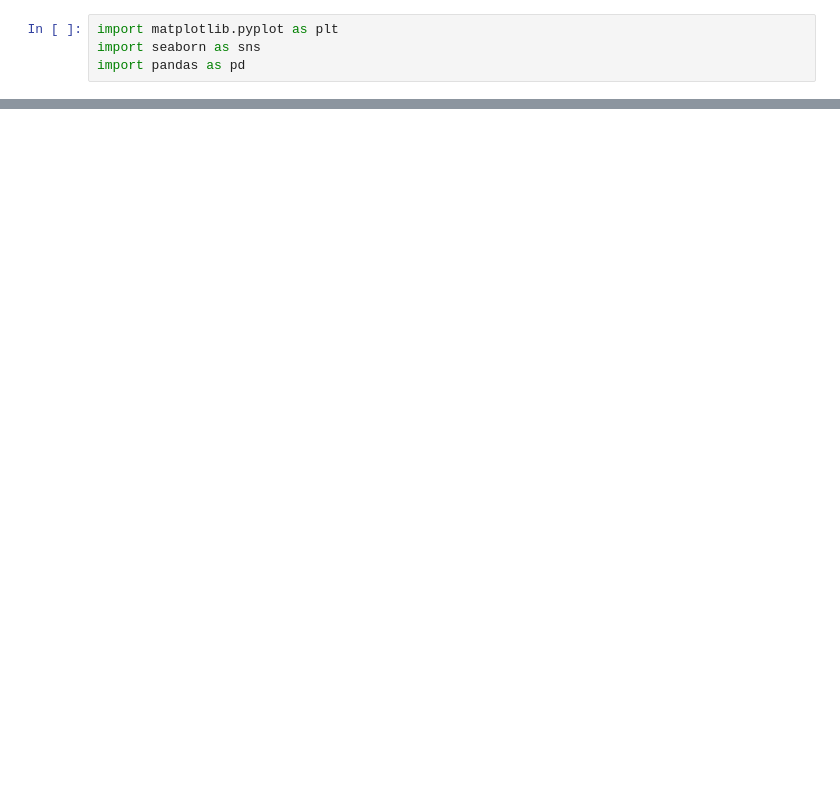
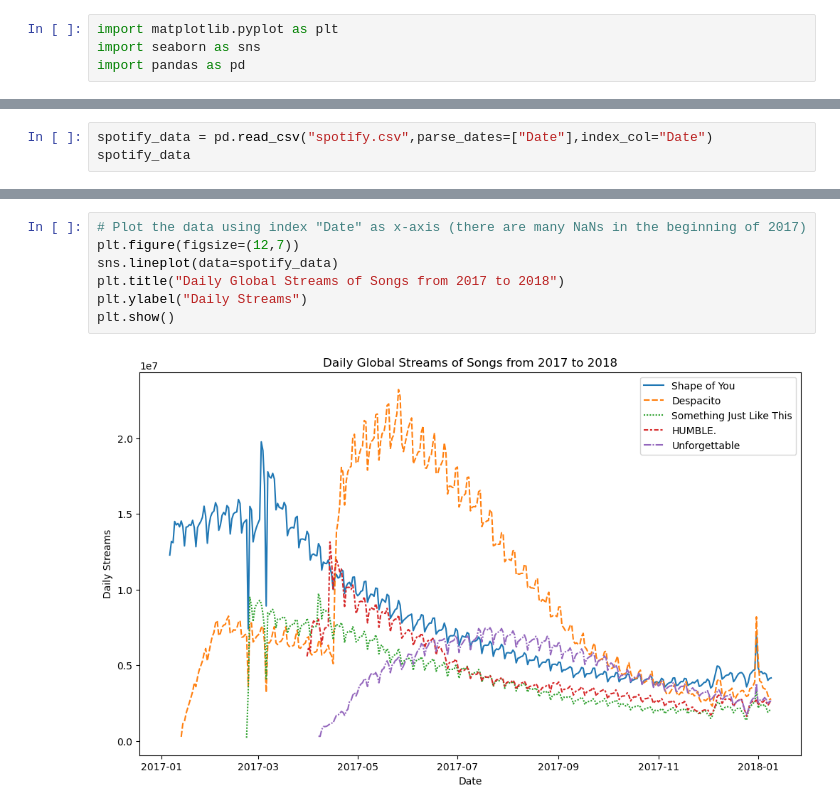
Before and after one commit to jci02/Data-Visualization, a Jupyter notebook: Line Charts.ipynb, the cells around one changed output, grey strips where cells are left out. Saved outputs shown, nothing was run; the diff lists cells and outputs as text; blank space fills up the shorter version.

```diff
--- a/Line Charts.ipynb
+++ b/Line Charts.ipynb
@@ -44,0 +53,3 @@ memory usage: 17.3 KB
+# %%
+spotify_data = pd.read_csv("spotify.csv",parse_dates=["Date"],index_col="Date")
+spotify_data
@@ -44,0 +82,9 @@ memory usage: 17.3 KB
+# %%
+# Plot the data using index "Date" as x-axis (there are many NaNs in the beginning of 2017)
+plt.figure(figsize=(12,7))
+sns.lineplot(data=spotify_data)
+plt.title("Daily Global Streams of Songs from 2017 to 2018")
+plt.ylabel("Daily Streams")
+plt.show()
+# %% [output]
+[figure, added]
```
Also changed, not shown: parts of 5 cells of this notebook.
